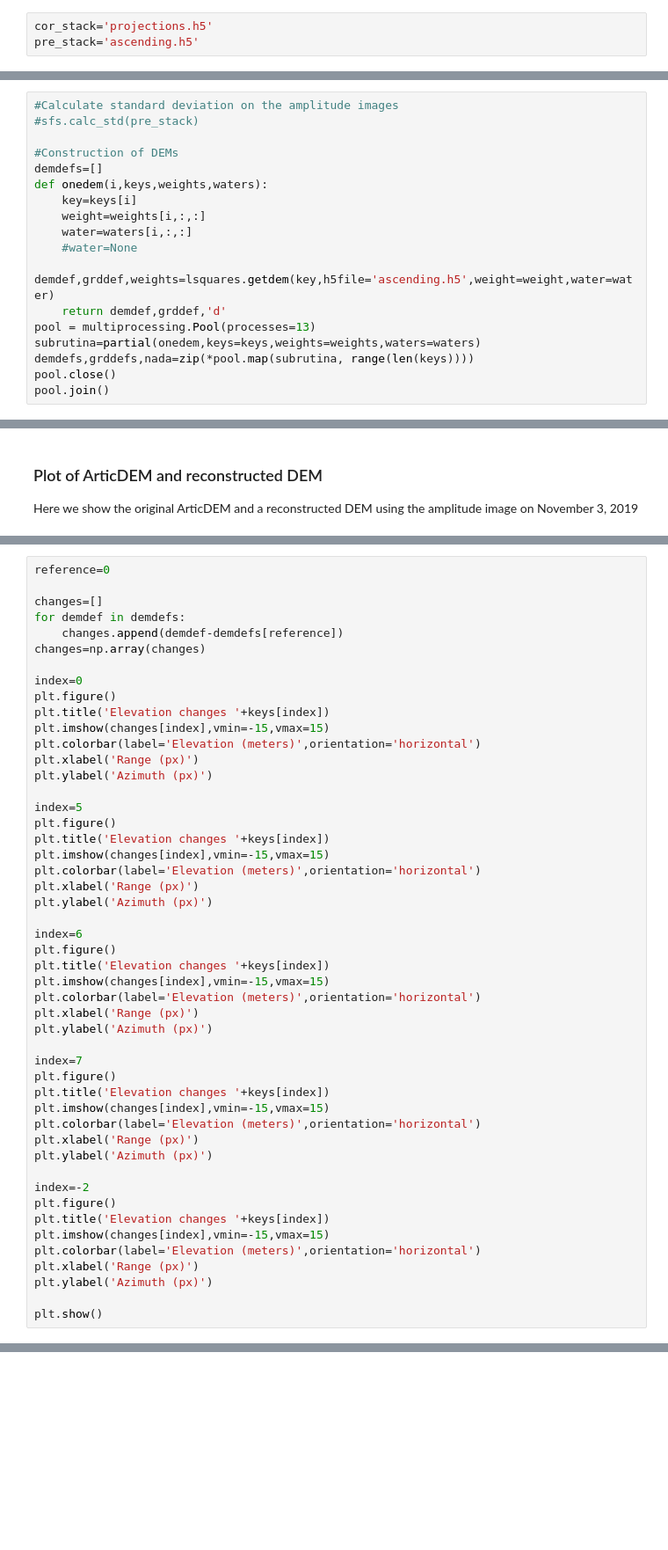
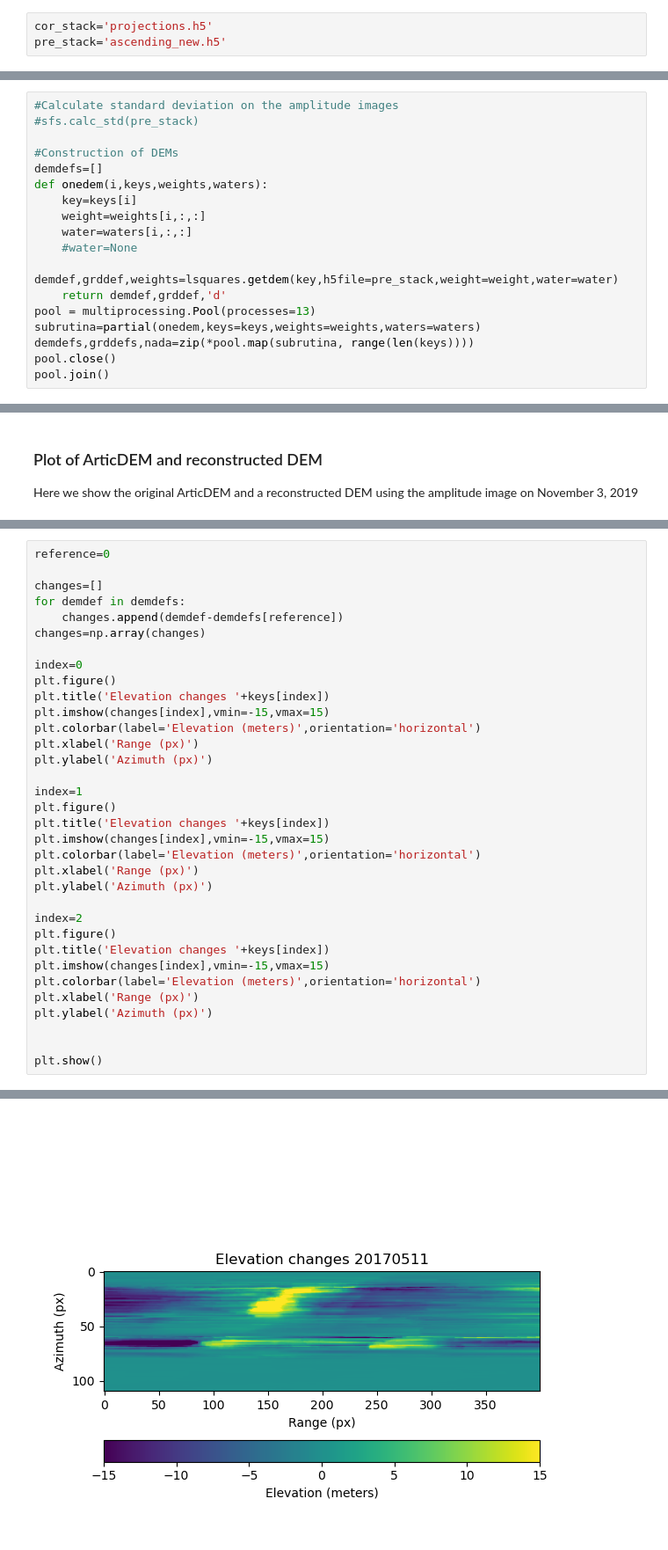
Before and after one commit to mfangaritav/MOSART, a Jupyter notebook: Process_Sen1.ipynb, the cells around one changed output, grey strips where cells are left out. Shown at 88% size. Saved outputs shown, nothing was run; the diff lists cells and outputs as text; blank space fills up the shorter version.

```diff
--- a/Process_Sen1.ipynb
+++ b/Process_Sen1.ipynb
@@ -28,7 +28,7 @@ mpl.rcParams.update(mpl.rcParamsDefault)
 The variable 'cor_stack' will contain the name of the h5 file where all the coregistered images and DEM will be. The variable 'pre_stack' will contain the name of the h5 file that will have the area of interest and the gradient of the given DEM.
 # %%
 cor_stack='projections.h5'
-pre_stack='ascending.h5'
+pre_stack='ascending_new.h5'
 # %% [markdown]
 ## Coregistration of slcs
 
@@ -231,7 +216,7 @@ def onedem(i,keys,weights,waters):
     weight=weights[i,:,:]
     water=waters[i,:,:]
     #water=None
-    demdef,grddef,weights=lsquares.getdem(key,h5file='ascending.h5',weight=weight,water=water)
+    demdef,grddef,weights=lsquares.getdem(key,h5file=pre_stack,weight=weight,water=water)
     return demdef,grddef,'d'
 pool = multiprocessing.Pool(processes=13)
 subrutina=partial(onedem,keys=keys,weights=weights,waters=waters)
@@ -313,7 +270,7 @@ plt.colorbar(label='Elevation (meters)',orientation='horizontal')
 plt.xlabel('Range (px)')
 plt.ylabel('Azimuth (px)')
 
-index=5
+index=1
 plt.figure()
 plt.title('Elevation changes '+keys[index])
 plt.imshow(changes[index],vmin=-15,vmax=15)
@@ -321,7 +278,7 @@ plt.colorbar(label='Elevation (meters)',orientation='horizontal')
 plt.xlabel('Range (px)')
 plt.ylabel('Azimuth (px)')
 
-index=6
+index=2
 plt.figure()
 plt.title('Elevation changes '+keys[index])
 plt.imshow(changes[index],vmin=-15,vmax=15)
@@ -329,21 +286,6 @@ plt.colorbar(label='Elevation (meters)',orientation='horizontal')
 plt.xlabel('Range (px)')
 plt.ylabel('Azimuth (px)')
 
-index=7
-plt.figure()
-plt.title('Elevation changes '+keys[index])
-plt.imshow(changes[index],vmin=-15,vmax=15)
-plt.colorbar(label='Elevation (meters)',orientation='horizontal')
-plt.xlabel('Range (px)')
-plt.ylabel('Azimuth (px)')
-
-index=-2
-plt.figure()
-plt.title('Elevation changes '+keys[index])
-plt.imshow(changes[index],vmin=-15,vmax=15)
-plt.colorbar(label='Elevation (meters)',orientation='horizontal')
-plt.xlabel('Range (px)')
-plt.ylabel('Azimuth (px)')
 
 plt.show()
 # %% [output]
@@ -359,0 +292 @@ plt.show()
+[figure, added]
```
Also changed, not shown: parts of 7 cells of this notebook.
